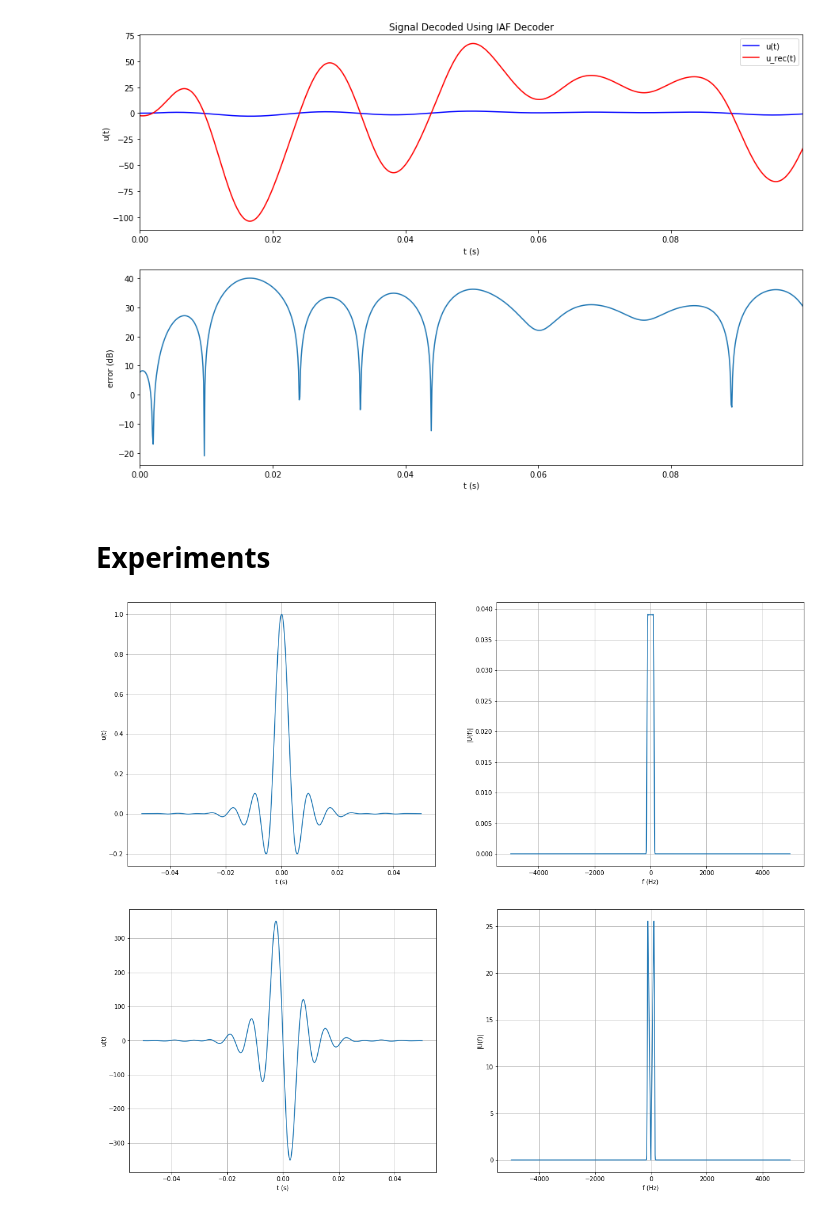
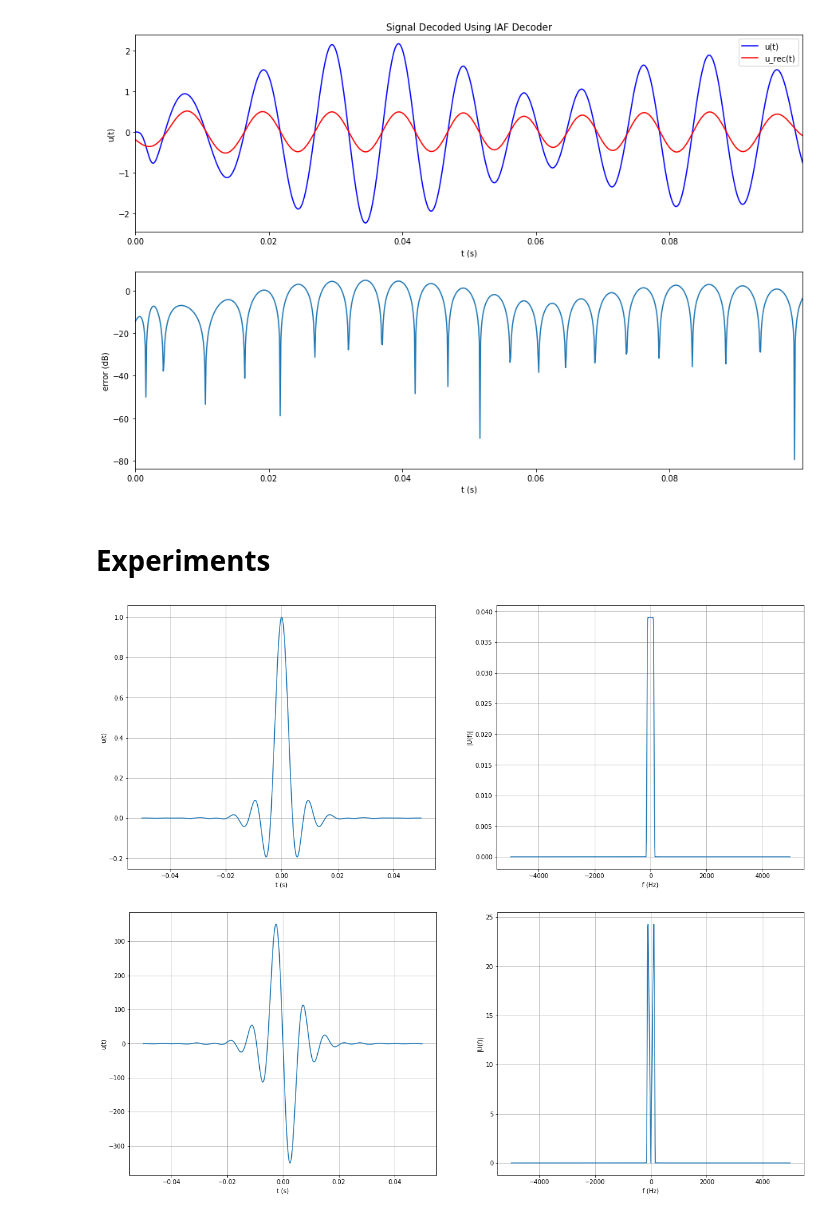
Before and after one commit to gkarray/Semester-Project, a Jupyter notebook: Algorithm 2.ipynb, the cells around one changed output. Cells and saved outputs as stored; diff of their text form; code cells hidden in the pictures.

```diff
--- a/Algorithm 2.ipynb
+++ b/Algorithm 2.ipynb
@@ -12,20 +12,21 @@ dur = 0.1
 dt = 1e-4
 f = 256
 t = np.arange(0, dur, dt)
+t_0_centered = np.arange(-dur/2, dur/2, dt)
 
 u = helpers.gen_band_limited(dur, dt, f)
 
-alpha = 0.01  # firing parameter
-theta = 0.0008  # threshold
+alpha = 0.001  # firing parameter
+theta = 0.000001  # threshold
 
-gamma = 0.2
+gamma = 0.25
 Ts = 1/f
-Fs = 1/dt
-psi_kernel = helpers.rcosfilter(len(t), gamma, Ts, Fs)
+psi_kernel = helpers.rcosfilter(t_0_centered, gamma, Ts)
+closed_phi_kernel = helpers.closed_phi_from_rcos(t_0_centered, gamma, Ts, alpha)
 
 spike_indices, ys, q_signs = iaf.IAF_encode(u, dt, alpha, theta)
 
-u_rec, sk = iaf.IAF_decode(spike_indices, q_signs, t, alpha, theta, psi_kernel)
+u_rec, sk = iaf.IAF_decode(spike_indices, q_signs, t, alpha, theta, psi_kernel, closed_phi_kernel)
 # %%
 plots.plot_signal_and_fourier(t, u, dt)
 # %% [output]
@@ -45,17 +46,16 @@ plots.plot_encoded(t, u, ts, fig_title)
 fig_title = 'Signal Decoded Using IAF Decoder'
 plots.plot_compare(t, u, u_rec, fig_title)
 # %% [output]
-[figure, old version]
+[figure, new version]
 # %% [markdown]
 # Experiments
 # %%
 # Visualising both kernels :
 # First : Psi (raised cosine)
 # Second : Phi
-t_0_centered = np.arange(-dur/2, dur/2, dt)
-phi_kernel = helpers.get_phi_from_psi(psi_kernel, t, dt, alpha)
+phi_kernel = helpers.get_phi_from_psi(psi_kernel, len(t_0_centered), dt, alpha)
 plots.plot_signal_and_fourier(t_0_centered, psi_kernel, dt)
 plots.plot_signal_and_fourier(t_0_centered, phi_kernel, dt)
 # %% [output]
 [figure]
-[figure, old version]
+[figure, new version]
```
Also changed, not shown: parts of 11 cells of this notebook, 20 other files.
